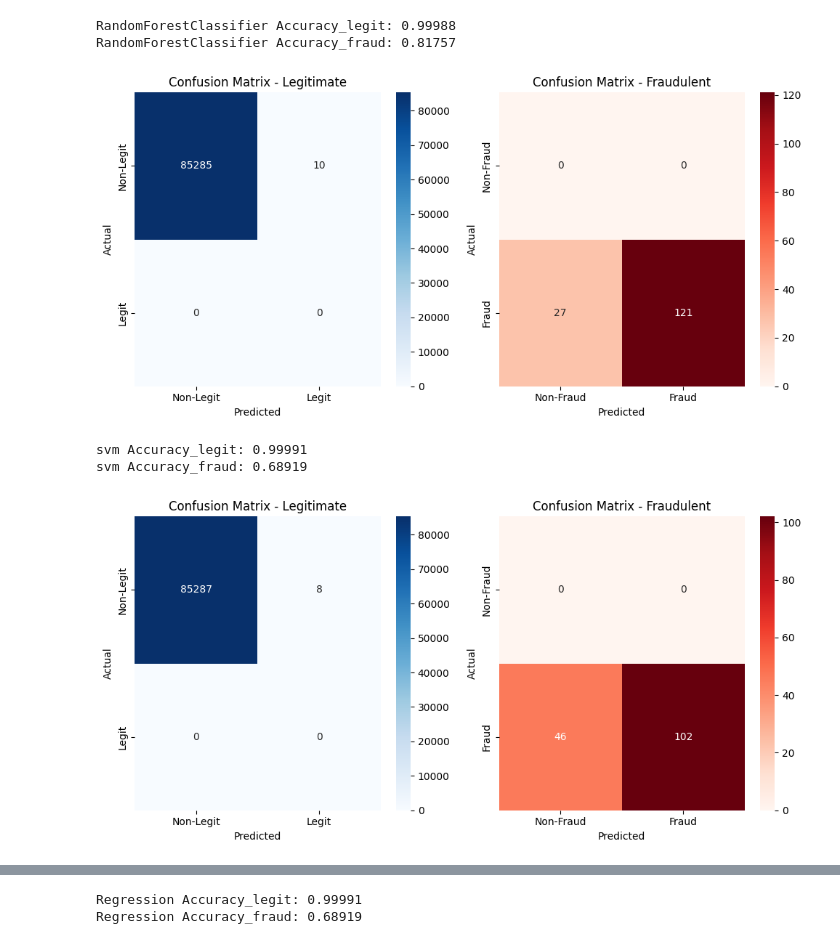
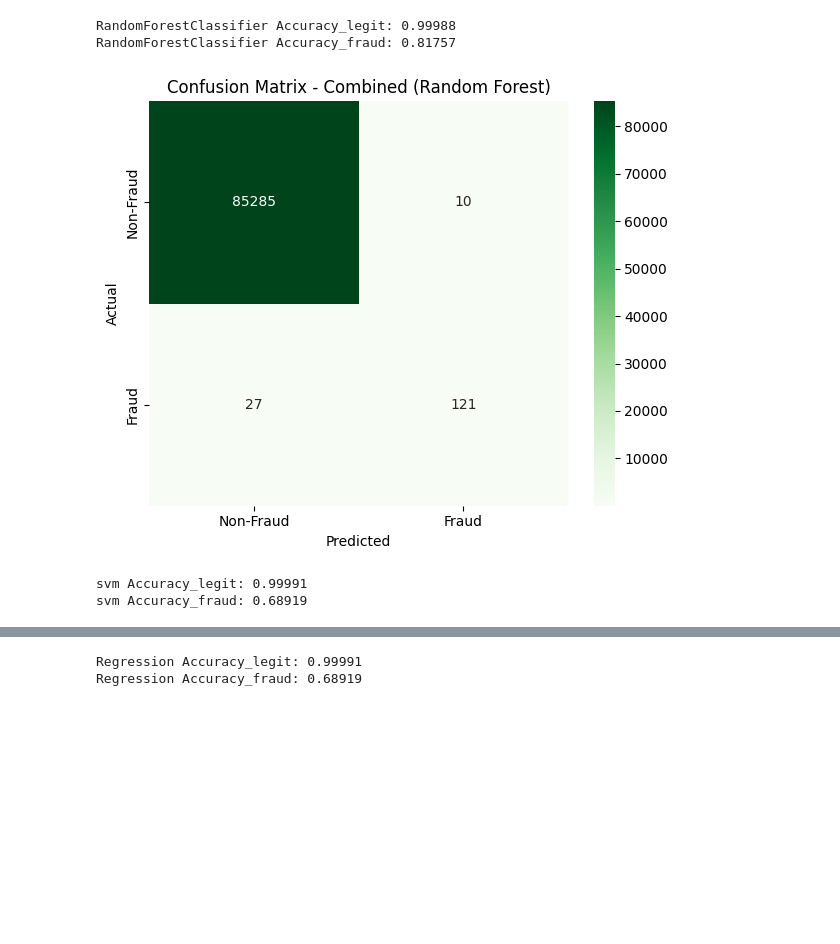
Before and after one commit to sahilf637/PR_201, a Jupyter notebook: Files/Different_Model_Comparison_WithOut_Any_technique.ipynb, the cells around one changed output, grey strips where cells are left out. Cells and saved outputs as stored; diff of their text form; code cells hidden in the pictures; blank space fills up the shorter version.

```diff
--- a/Files/Different_Model_Comparison_WithOut_Any_technique.ipynb
+++ b/Files/Different_Model_Comparison_WithOut_Any_technique.ipynb
@@ -239,33 +235,27 @@ print("RandomForestClassifier Accuracy_fraud: {0:.5f}".format(accuracy_fraud_rf)
 # %% [output]
 RandomForestClassifier Accuracy_legit: 0.99988
 RandomForestClassifier Accuracy_fraud: 0.81757
-# %%
-
-y_pred_fraud = rf_model.predict(x_fraud_test)
-y_pred_legit = rf_model.predict(x_legit_test)
-
-cm_legit = confusion_matrix(y_legit_test, y_pred_legit)
-cm_fraud = confusion_matrix(y_fraud_test, y_pred_fraud)
-
-# Plot confusion matrix for legitimate transactions
-plt.figure(figsize=(10, 5))
-plt.subplot(1, 2, 1)
-sns.heatmap(cm_legit, annot=True, fmt="d", cmap="Blues", xticklabels=["Non-Legit", "Legit"], yticklabels=["Non-Legit", "Legit"])
-plt.title("Confusion Matrix - Legitimate")
-plt.xlabel("Predicted")
-plt.ylabel("Actual")
-
-# Plot confusion matrix for fraudulent transactions
-plt.subplot(1, 2, 2)
-sns.heatmap(cm_fraud, annot=True, fmt="d", cmap="Reds", xticklabels=["Non-Fraud", "Fraud"], yticklabels=["Non-Fraud", "Fraud"])
-plt.title("Confusion Matrix - Fraudulent")
-plt.xlabel("Predicted")
-plt.ylabel("Actual")
-
-plt.tight_layout()
-plt.show()
-# %% [output]
-[figure, removed]
+# %%
+# Combine legit and fraud test data
+x_combined_test = np.concatenate([x_legit_test, x_fraud_test])
+y_combined_test = np.concatenate([y_legit_test, y_fraud_test])
+
+# Predict on the combined test data
+y_pred_combined = rf_model.predict(x_combined_test)
+
+# Compute confusion matrix
+cm_combined = confusion_matrix(y_combined_test, y_pred_combined)
+
+# Plot combined confusion matrix
+plt.figure(figsize=(6, 5))
+sns.heatmap(cm_combined, annot=True, fmt="d", cmap="Greens", xticklabels=["Non-Fraud", "Fraud"], yticklabels=["Non-Fraud", "Fraud"])
+plt.title("Confusion Matrix - Combined (Random Forest)")
+plt.xlabel("Predicted")
+plt.ylabel("Actual")
+plt.tight_layout()
+plt.show()
+# %% [output]
+[figure, added]
 # %%
 svm_model = SVC(C=1.0, random_state=42)
 svm_model.fit(x_train, y_train)
@@ -278,29 +268,3 @@ print("svm Accuracy_fraud: {0:.5f}".format(accuracy_fraud_svm))
 # %% [output]
 svm Accuracy_legit: 0.99991
 svm Accuracy_fraud: 0.68919
-# %%
-y_pred_fraud = svm_model.predict(x_fraud_test)
-y_pred_legit = svm_model.predict(x_legit_test)
-
-cm_legit = confusion_matrix(y_legit_test, y_pred_legit)
-cm_fraud = confusion_matrix(y_fraud_test, y_pred_fraud)
-
-# Plot confusion matrix for legitimate transactions
-plt.figure(figsize=(10, 5))
-plt.subplot(1, 2, 1)
-sns.heatmap(cm_legit, annot=True, fmt="d", cmap="Blues", xticklabels=["Non-Legit", "Legit"], yticklabels=["Non-Legit", "Legit"])
-plt.title("Confusion Matrix - Legitimate")
-plt.xlabel("Predicted")
-plt.ylabel("Actual")
-
-# Plot confusion matrix for fraudulent transactions
-plt.subplot(1, 2, 2)
-sns.heatmap(cm_fraud, annot=True, fmt="d", cmap="Reds", xticklabels=["Non-Fraud", "Fraud"], yticklabels=["Non-Fraud", "Fraud"])
-plt.title("Confusion Matrix - Fraudulent")
-plt.xlabel("Predicted")
-plt.ylabel("Actual")
-
-plt.tight_layout()
-plt.show()
-# %% [output]
-[figure, removed]
```
Also changed, not shown: parts of 16 cells of this notebook, 10 other files.
